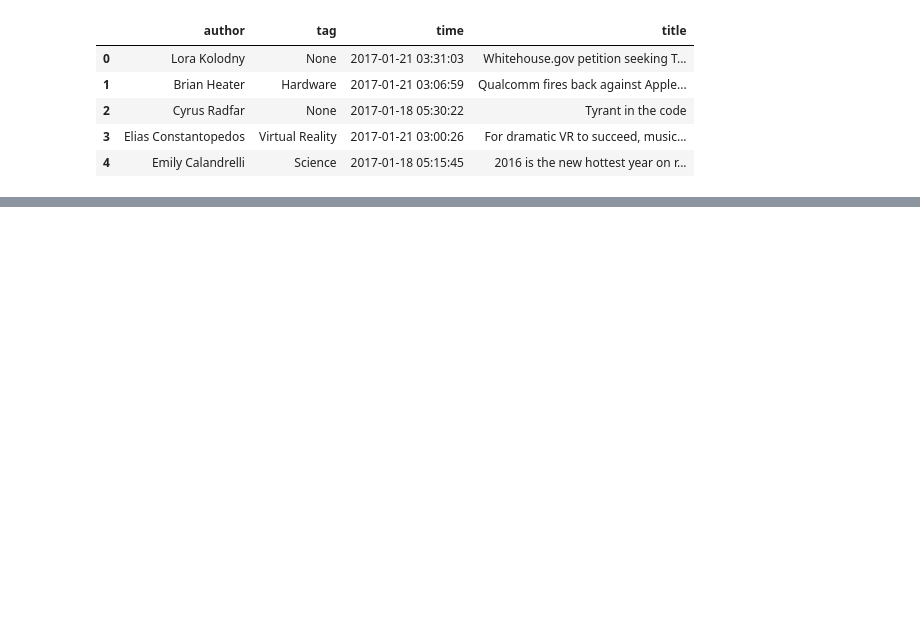
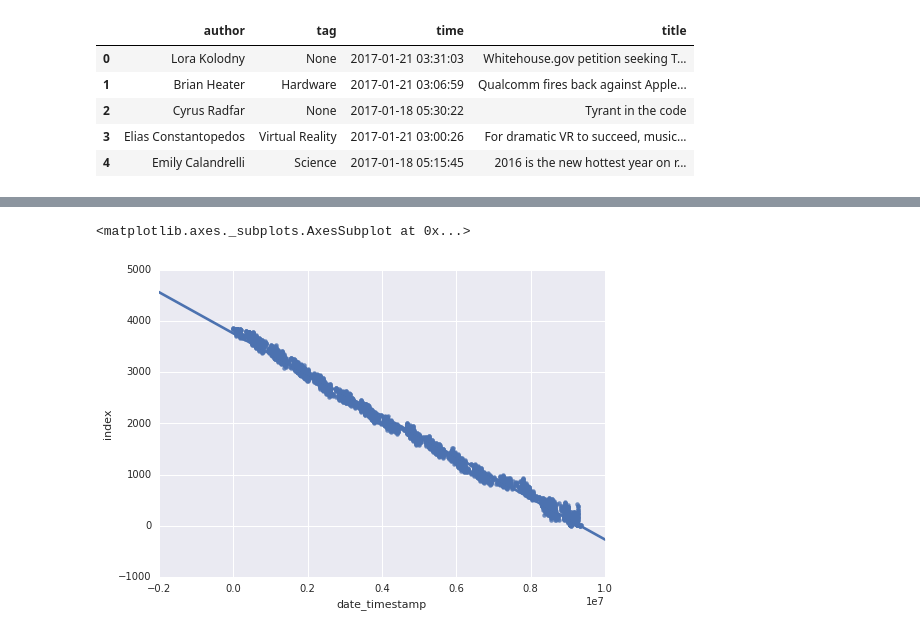
Before and after one commit to andriipetruk/techcrunch_dataset, a Jupyter notebook: news_analytics.ipynb, the cells around one changed output, grey strips where cells are left out. Saved outputs shown, nothing was run; the diff lists cells and outputs as text; code cells hidden in the pictures; blank space fills up the shorter version.

```diff
--- a/news_analytics.ipynb
+++ b/news_analytics.ipynb
@@ -35,6 +46,11 @@ dtype: object
 # %%
-df['index']=df.index
+# change time type to datetime
 df['time'] = pd.to_datetime(df['time'], format='%Y-%m-%d %H:%M:%S')
-df = df.set_index(['time'])
-df.plot()
+
+#get first, last news and total news from data set
+firstNews = df['time'].min()
+lastNews = df['time'].max()
+totalNews = df.shape[0] - 1
+
+frequency(lastNews, firstNews, totalNews)
 # %% [output]
@@ -42,0 +60,5 @@ df.plot()
+# %%
+df['index']=df.index
+df['date_timestamp']= pd.to_numeric(df['time']).apply(lambda x:x/float(10**9))
+df['date_timestamp']=df['date_timestamp']-df['date_timestamp'].min()
+df.head()
@@ -42,0 +72,5 @@ df.plot()
+# %%
+sns.regplot(x='date_timestamp', y='index', data=df)
+# %% [output]
+<matplotlib.axes._subplots.AxesSubplot at 0x...>
+[figure, added]
```
Also changed, not shown: parts of 16 cells of this notebook, 7 other files.
